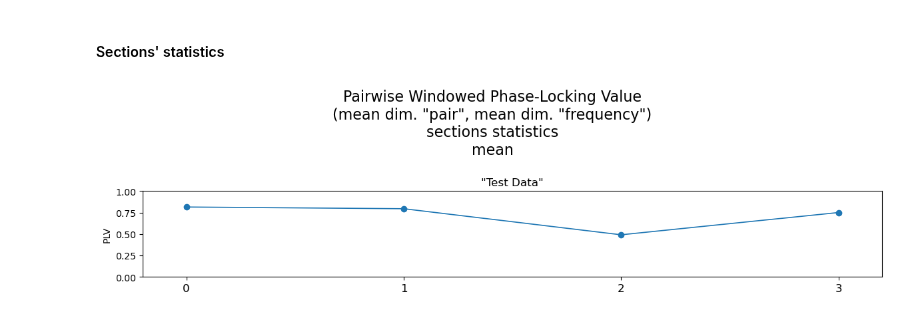
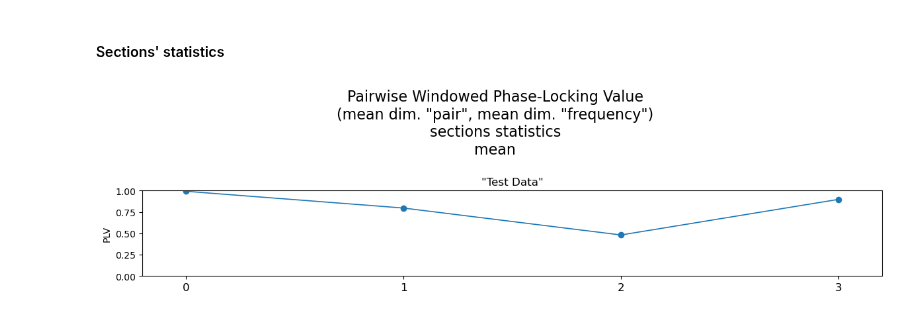
Before and after one commit to juigmend/SynCoord, a Jupyter notebook: docs/PLV.ipynb, the cells around one changed output. Drawn from its saved outputs; the diff is of its cells as text; code cells hidden in the pictures.

```diff
--- a/docs/PLV.ipynb
+++ b/docs/PLV.ipynb
@@ -71,7 +71,7 @@ else:
 ***
 ### Speed
 # %%
-speed = sc.ptdata.apply( smooth_pos, sc.ndarr.tder2D )
+speed = sc.ptdata.tder2D( smooth_pos )
 speed.visualise( vscale=1.4, dlattr='1.2' )
 # %% [output]
 [figure]
@@ -125,14 +125,14 @@ else:
 #### Sections' statistics
 # %%
 
-sec_margins = [[0,0.5],[0.5,0.5],[0.5,0.5],[0.5,0]] # <--- sections' margins (seconds)
+sec_margins = [[1,1],[1,1],[1,1],[1,1]] # <--- sections' margins (seconds)
 
 wplv_aggr_top_sel_stats = sc.ptdata.secstats( wplv_aggr_top_sel, margins=sec_margins, last=True )
 wplv_aggr_top_sel_stats.visualise( statistics='mean' )
 
 import matplotlib.pyplot as plt
 plt.ylim((0,1))
 plt.xlim((-0.2,3.2))
 plt.xticks((0,1,2,3),('0','1','2','3'),fontsize=12);
 # %% [output]
-[figure, old version]
+[figure, new version]
```
